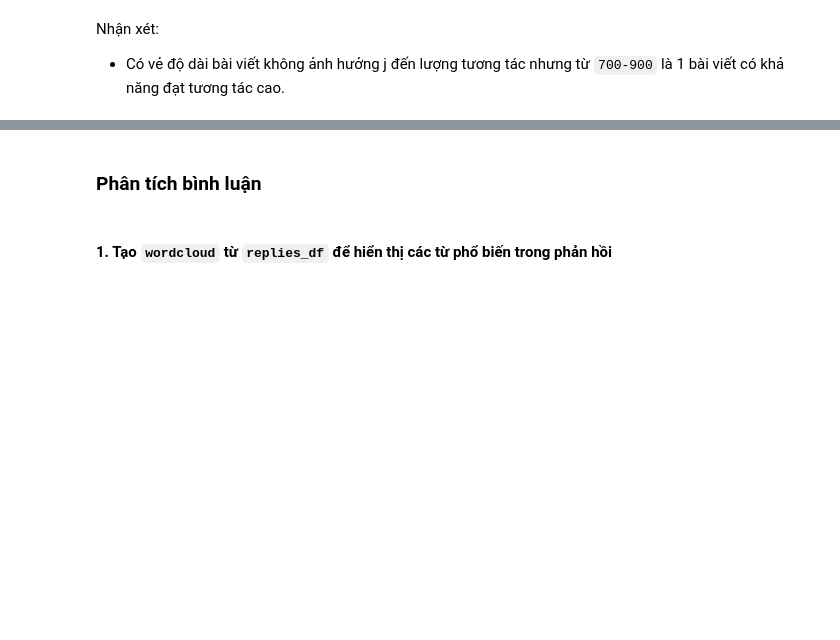
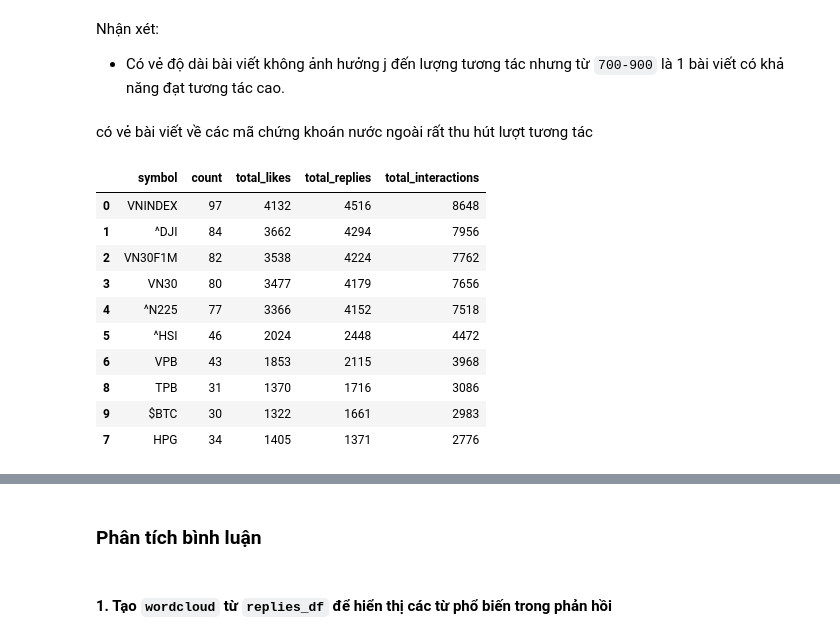
Before and after one commit to Legend0fHell/ait2006-data-processing-final, a Jupyter notebook: article_analyze.ipynb, the cells around one changed output, grey strips where cells are left out. Drawn from its saved outputs; the diff is of its cells as text; code cells hidden in the pictures; blank space fills up the shorter version.

```diff
--- a/article_analyze.ipynb
+++ b/article_analyze.ipynb
@@ -396,3 +435,47 @@ See the caveats in the documentation: https://pandas.pydata.org/pandas-docs/stab
 # %% [markdown]
 Nhận xét:
 - Có vẻ độ dài bài viết không ảnh hưởng j đến lượng tương tác nhưng từ `700-900` là 1 bài viết có khả năng đạt tương tác cao.
+# %% [markdown]
+có vẻ bài viết về các mã chứng khoán nước ngoài rất thu hút lượt tương tác
+# %%
+# Trích xuất từng mã chứng khoán từ taggedSymbols của 100 bài viết có lượt tương tác cao nhất và số lần mã xuất hiện trong 100 bài viết đó tạo thành 1 dataframe mới
+top_100_posts = posts_summary.head(100).copy()
+
+# Trích xuất các mã chứng khoán từ cột 'taggedSymbols'
+top_100_posts['taggedSymbols'] = top_100_posts['taggedSymbols'].apply(lambda x: [d['symb'] for d in json.loads(x)] if x else [])
+
+# Tách các mã chứng khoán thành các hàng riêng lẻ
+top_100_posts = top_100_posts.explode('taggedSymbols')
+
+# Loại bỏ các khoảng trắng và chuyển thành chữ hoa
+top_100_posts['taggedSymbols'] = top_100_posts['taggedSymbols'].str.strip().str.upper()
+
+# Loại bỏ các giá trị rỗng
+top_100_posts = top_100_posts[top_100_posts['taggedSymbols'] != '']
+
+# Đếm số lần xuất hiện của từng mã chứng khoán
+top_100_stock_counts = top_100_posts['taggedSymbols'].value_counts().reset_index()
+top_100_stock_counts.columns = ['symbol', 'count']
+
+# Tính tổng số lượt tương tác của các bài viết chứa mã chứng khoán đó
+interaction_counts = top_100_posts.groupby('taggedSymbols')[['total_likes', 'total_replies']].sum().reset_index()
+interaction_counts['total_interactions'] = interaction_counts['total_likes'] + interaction_counts['total_replies']
+
+# Kết hợp dữ liệu đếm và tương tác
+top_100_stock_counts = top_100_stock_counts.merge(interaction_counts, left_on='symbol', right_on='taggedSymbols').drop(columns=['taggedSymbols'])
+
+# Sắp xếp lại theo tổng tương tác giảm dần
+top_100_stock_counts = top_100_stock_counts.sort_values(by='total_interactions', ascending=False)
+top_100_stock_counts.head(10)
+# %% [output]
+|  | symbol | count | total_likes | total_replies | total_interactions |
+| 0 | VNINDEX | 97 | 4132 | 4516 | 8648 |
+| 1 | ^DJI | 84 | 3662 | 4294 | 7956 |
+| 2 | VN30F1M | 82 | 3538 | 4224 | 7762 |
+| 3 | VN30 | 80 | 3477 | 4179 | 7656 |
+| 4 | ^N225 | 77 | 3366 | 4152 | 7518 |
+| 5 | ^HSI | 46 | 2024 | 2448 | 4472 |
+| 6 | VPB | 43 | 1853 | 2115 | 3968 |
+| 8 | TPB | 31 | 1370 | 1716 | 3086 |
+| 9 | $BTC | 30 | 1322 | 1661 | 2983 |
+| 7 | HPG | 34 | 1405 | 1371 | 2776 |
```
Also changed, not shown: parts of 15 cells of this notebook.
